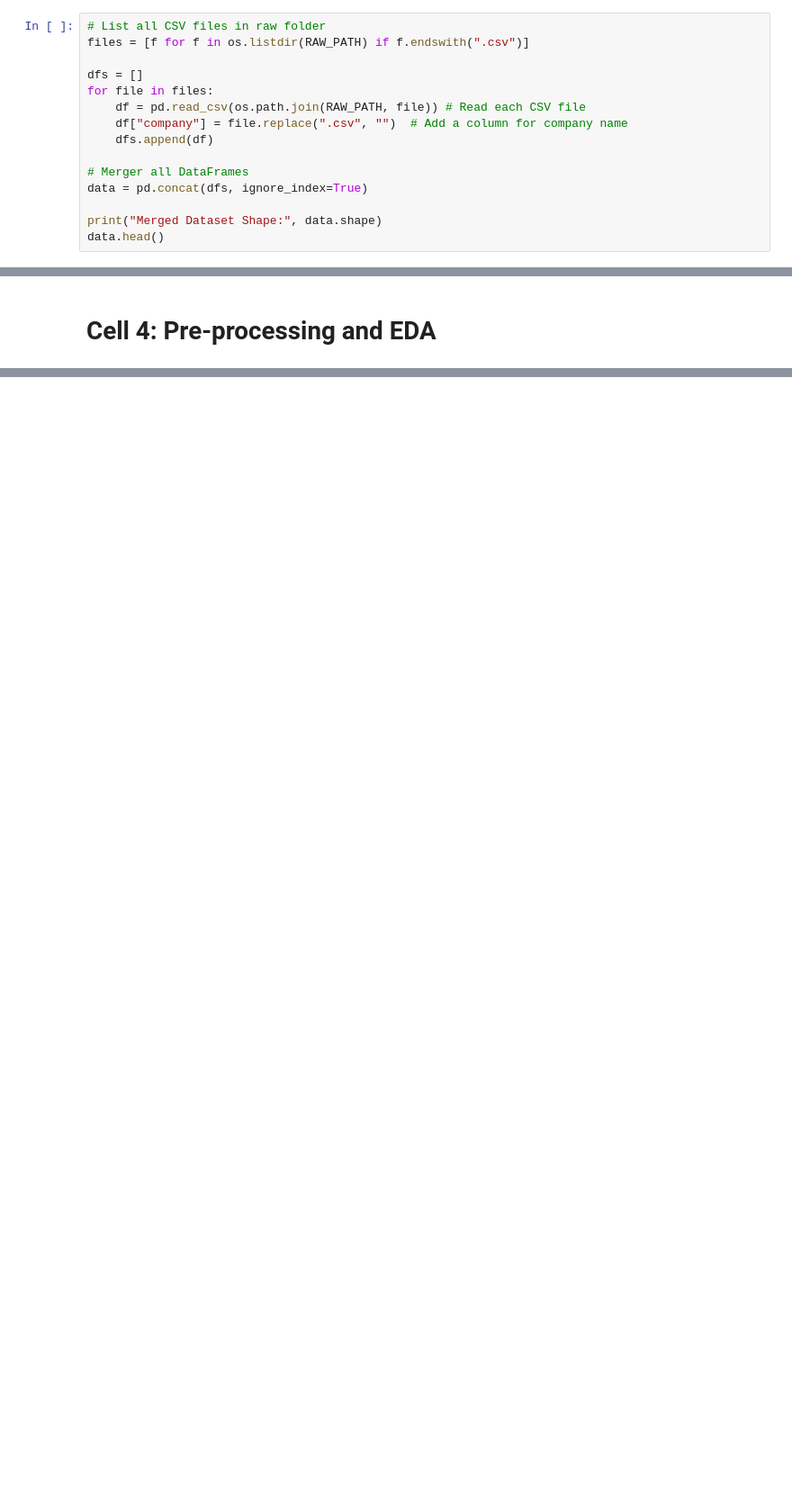
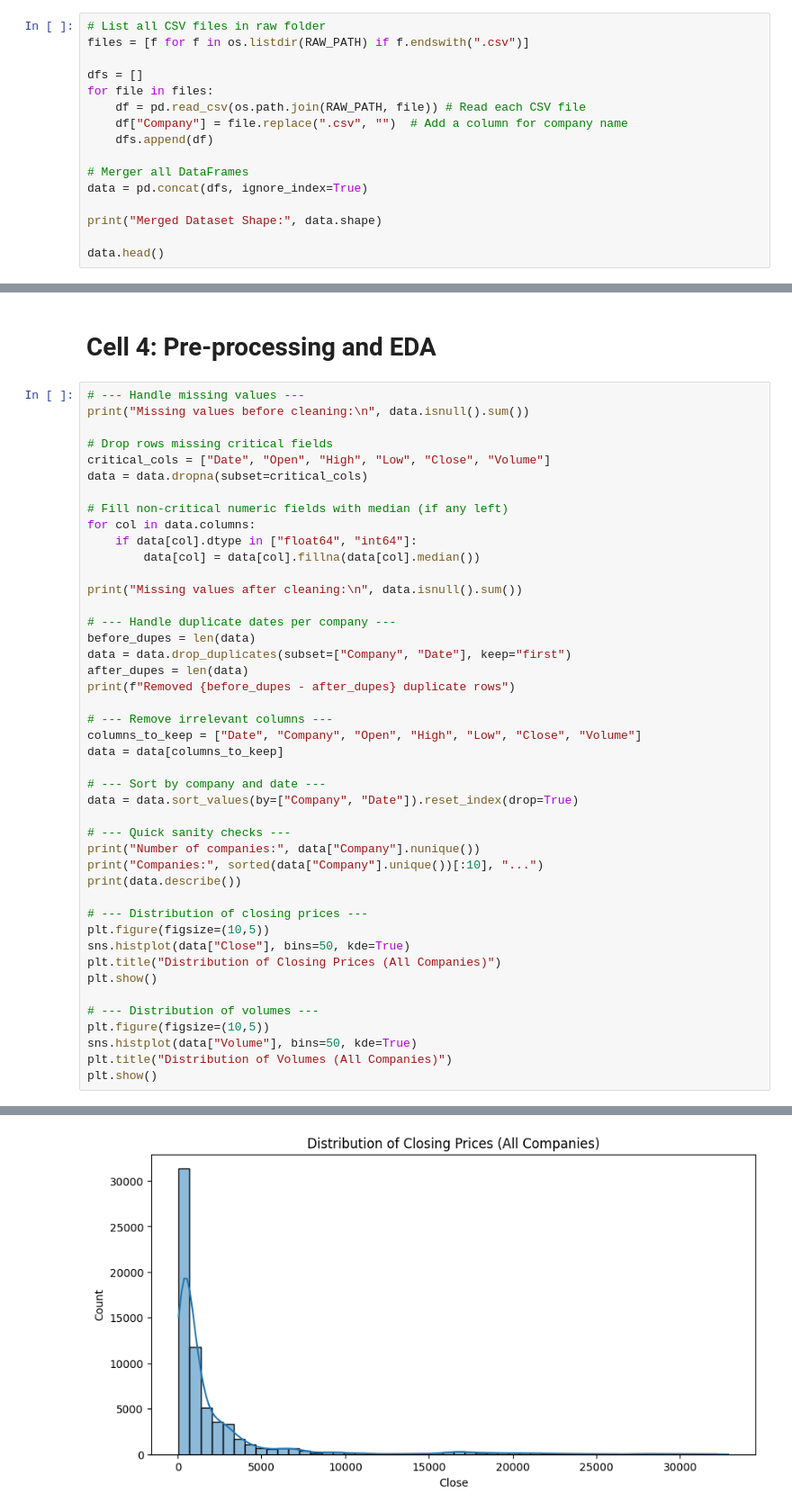
Before and after one commit to umangnaulakha/XAI-and-Anomaly-Detection-in-Financial-Data, a Jupyter notebook: notebooks/preprocessing.ipynb, the cells around one changed output, grey strips where cells are left out. Shown: that part at 90% size. Drawn from its saved outputs; the diff is of its cells as text; blank space fills up the shorter version.

```diff
--- a/notebooks/preprocessing.ipynb
+++ b/notebooks/preprocessing.ipynb
@@ -22,11 +22,12 @@ files = [f for f in os.listdir(RAW_PATH) if f.endswith(".csv")]
 dfs = []
 for file in files:
     df = pd.read_csv(os.path.join(RAW_PATH, file)) # Read each CSV file
-    df["company"] = file.replace(".csv", "")  # Add a column for company name
+    df["Company"] = file.replace(".csv", "")  # Add a column for company name
     dfs.append(df)
 
 # Merger all DataFrames
 data = pd.concat(dfs, ignore_index=True)
 
 print("Merged Dataset Shape:", data.shape)
+
 data.head()
@@ -42,2 +59,47 @@ data.head()
 # %% [markdown]
 # Cell 4: Pre-processing and EDA
+# %%
+# --- Handle missing values ---
+print("Missing values before cleaning:\n", data.isnull().sum())
+
+# Drop rows missing critical fields
+critical_cols = ["Date", "Open", "High", "Low", "Close", "Volume"]
+data = data.dropna(subset=critical_cols)
+
+# Fill non-critical numeric fields with median (if any left)
+for col in data.columns:
+    if data[col].dtype in ["float64", "int64"]:
+        data[col] = data[col].fillna(data[col].median())
+
+print("Missing values after cleaning:\n", data.isnull().sum())
+
+# --- Handle duplicate dates per company ---
+before_dupes = len(data)
+data = data.drop_duplicates(subset=["Company", "Date"], keep="first")
+after_dupes = len(data)
+print(f"Removed {before_dupes - after_dupes} duplicate rows")
+
+# --- Remove irrelevant columns ---
+columns_to_keep = ["Date", "Company", "Open", "High", "Low", "Close", "Volume"]
+data = data[columns_to_keep]
+
+# --- Sort by company and date ---
+data = data.sort_values(by=["Company", "Date"]).reset_index(drop=True)
+
+# --- Quick sanity checks ---
+print("Number of companies:", data["Company"].nunique())
+print("Companies:", sorted(data["Company"].unique())[:10], "...")
+print(data.describe())
+
+# --- Distribution of closing prices ---
+plt.figure(figsize=(10,5))
+sns.histplot(data["Close"], bins=50, kde=True)
+plt.title("Distribution of Closing Prices (All Companies)")
+plt.show()
+
+# --- Distribution of volumes ---
+plt.figure(figsize=(10,5))
+sns.histplot(data["Volume"], bins=50, kde=True)
+plt.title("Distribution of Volumes (All Companies)")
+plt.show()
+# %% [output]
@@ -43,0 +123 @@ data.head()
+[figure, added]
```
Also changed, not shown: parts of 5 cells of this notebook, 2 other files.
